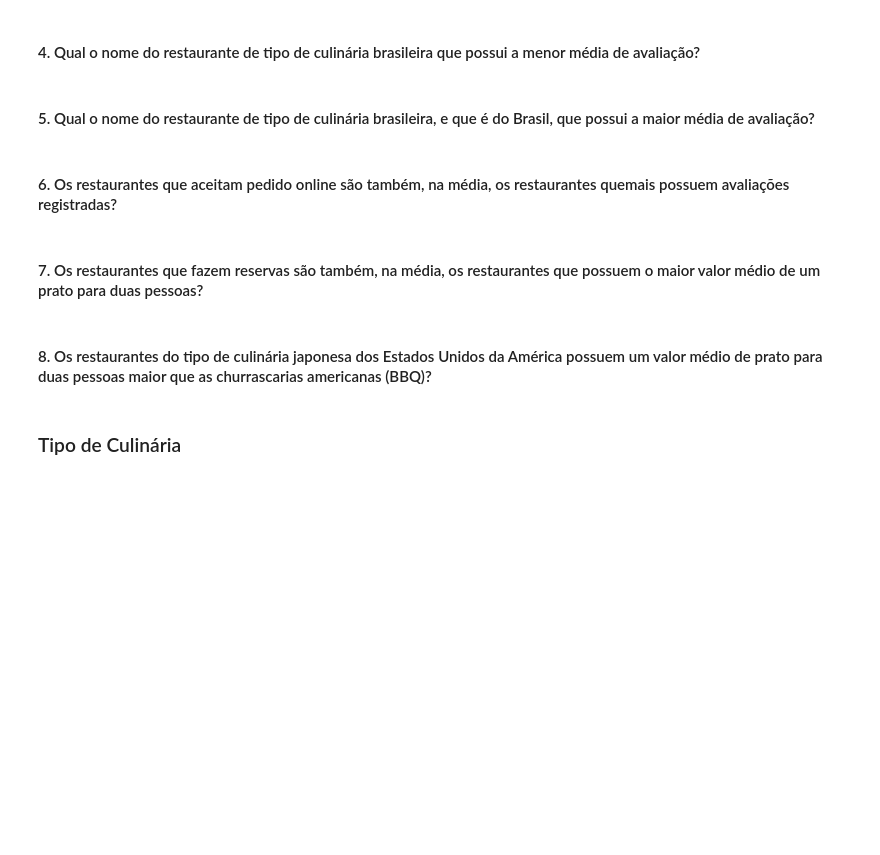
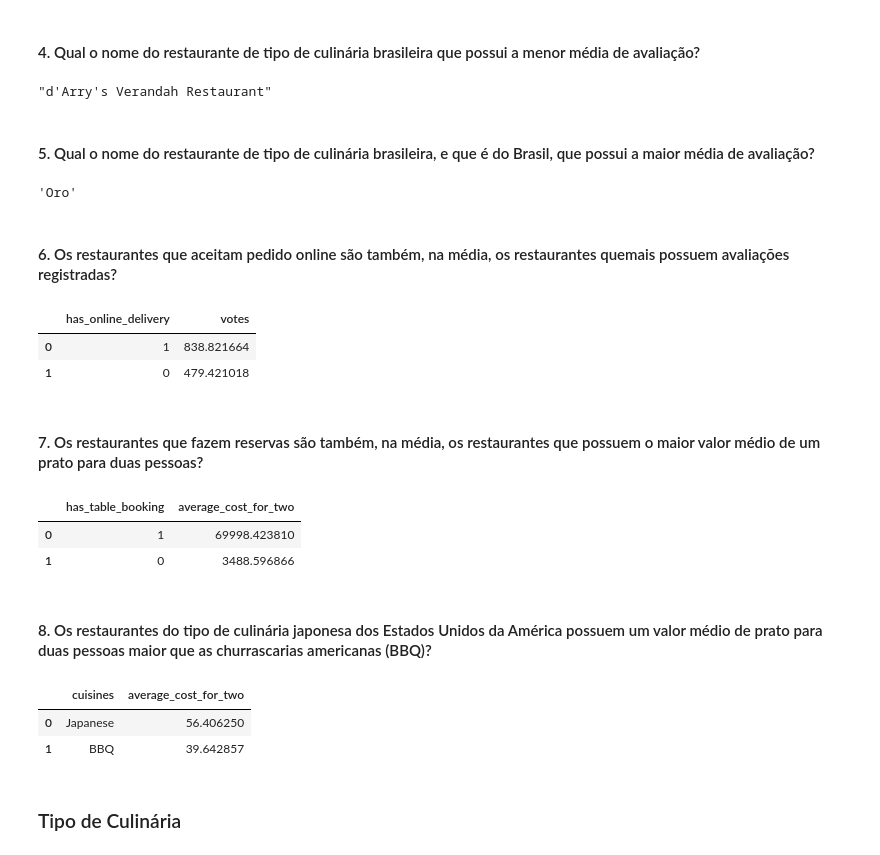
Before and after one commit to marcelorissids/ftc_pa, a Jupyter notebook: notebooks/pa.ipynb, the cells around one changed output. Cells and saved outputs as stored; diff of their text form; code cells hidden in the pictures; blank space fills up the shorter version.

```diff
--- a/notebooks/pa.ipynb
+++ b/notebooks/pa.ipynb
@@ -385,13 +571,67 @@ df2.shape[0]
 # %% [markdown]
 #### 4. Qual o nome do restaurante de tipo de culinária brasileira que possui a menor média de avaliação?
+# %%
+cols = [
+    'restaurant_id', 'restaurant_name', 'country',
+    'city', 'cuisines', 'average_cost_for_two',
+    'aggregate_rating', 'votes'
+]
+
+df2.loc[:, cols].sort_values(['average_cost_for_two', 'restaurant_id'], ascending=[False, True]).iloc[0, 1]
+# %% [output]
+"d'Arry's Verandah Restaurant"
 # %% [markdown]
 #### 5. Qual o nome do restaurante de tipo de culinária brasileira, e que é do Brasil, que possui a maior média de avaliação?
+# %%
+cols = [
+    'restaurant_id', 'restaurant_name', 'country',
+    'city', 'cuisines', 'average_cost_for_two',
+    'aggregate_rating', 'votes'
+]
+
+lines = (df2['country'] == 'Brazil') & (df2['cuisines'] == 'Brazilian')
+
+df2.loc[lines, cols].sort_values(['average_cost_for_two', 'restaurant_id'], ascending=[False, True]).iloc[0, 1]
+# %% [output]
+'Oro'
 # %% [markdown]
 #### 6. Os restaurantes que aceitam pedido online são também, na média, os restaurantes quemais possuem avaliações registradas?
+# %%
+(df2.loc[:, ['votes', 'has_online_delivery'] ]
+                                         .groupby('has_online_delivery')
+                                         .mean()
+                                         .sort_values('votes', ascending=False)
+                                         .reset_index())
+# %% [output]
+|  | has_online_delivery | votes |
+| 0 | 1 | 838.821664 |
+| 1 | 0 | 479.421018 |
 # %% [markdown]
 #### 7. Os restaurantes que fazem reservas são também, na média, os restaurantes que possuem o maior valor médio de um prato para duas pessoas?
+# %%
+(df2.loc[:, ['average_cost_for_two', 'has_table_booking'] ]
+                                         .groupby('has_table_booking')
+                                         .mean()
+                                         .sort_values('average_cost_for_two', ascending=False)
+                                         .reset_index())
+# %% [output]
+|  | has_table_booking | average_cost_for_two |
+| 0 | 1 | 69998.423810 |
+| 1 | 0 | 3488.596866 |
 # %% [markdown]
 #### 8. Os restaurantes do tipo de culinária japonesa dos Estados Unidos da América possuem um valor médio de prato para duas pessoas maior que as churrascarias americanas (BBQ)?
+# %%
+lines = (df2['country'] == 'United States of America') & ((df2['cuisines'] == 'BBQ') | (df2['cuisines'] == 'Japanese'))
+
+(df2.loc[lines, ['average_cost_for_two', 'cuisines'] ]
+                                         .groupby('cuisines')
+                                         .mean()
+                                         .sort_values('average_cost_for_two', ascending=False)
+                                         .reset_index())
+# %% [output]
+|  | cuisines | average_cost_for_two |
+| 0 | Japanese | 56.406250 |
+| 1 | BBQ | 39.642857 |
 # %% [markdown]
 ### Tipo de Culinária
 # %% [markdown]
```
Also changed, not shown: parts of 39 cells of this notebook.
